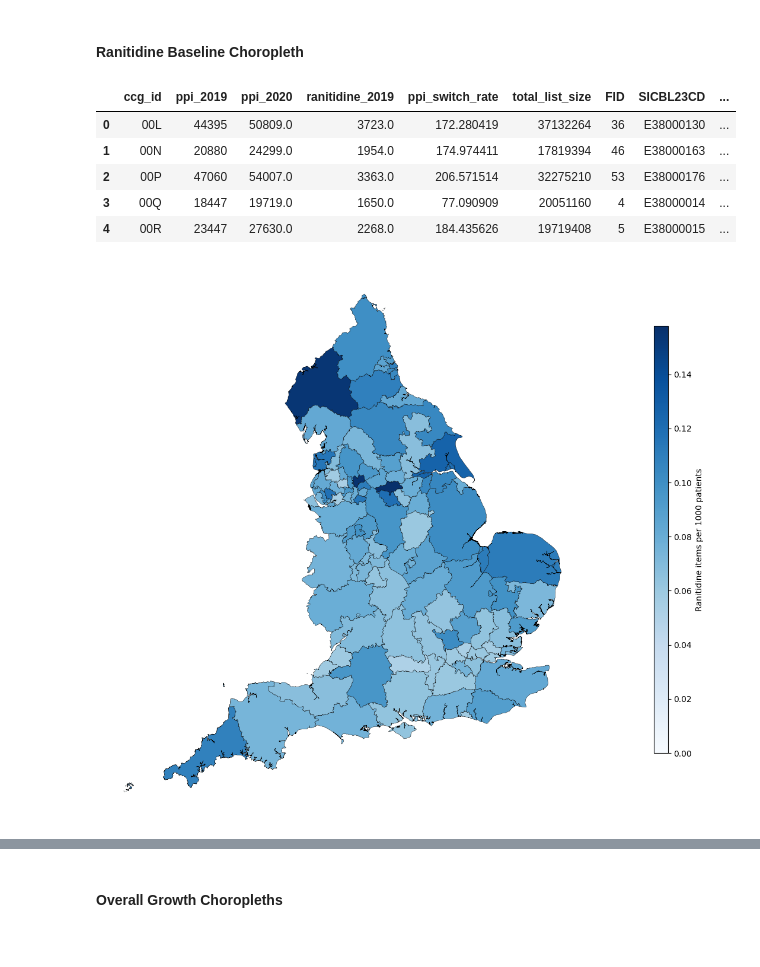
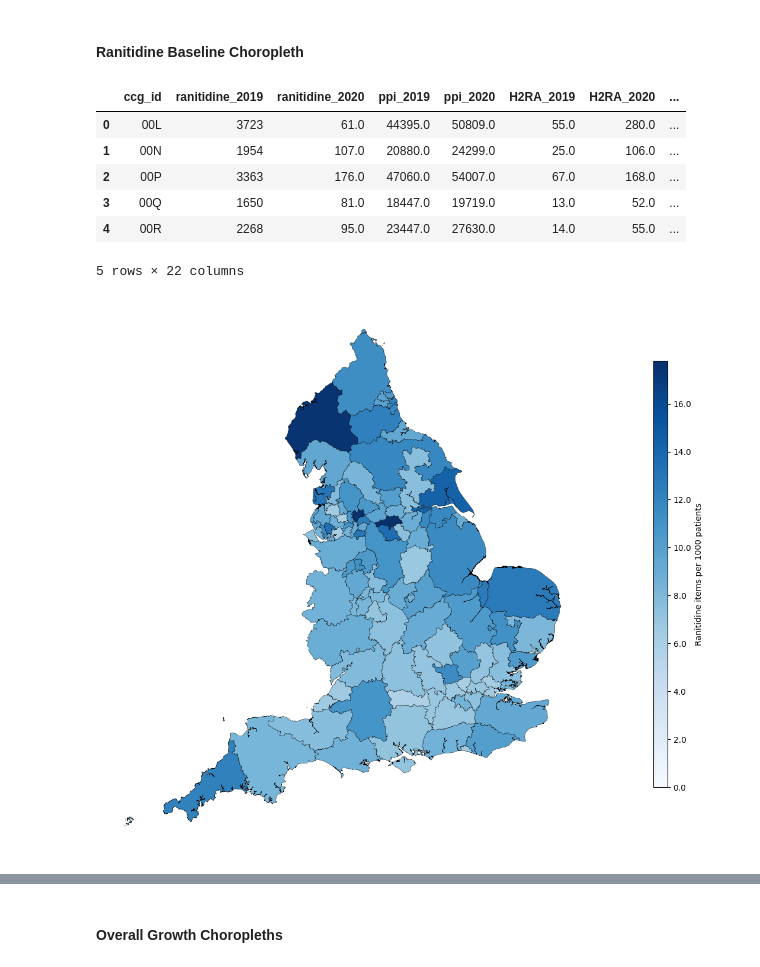
Before and after one commit to ebmdatalab/med-student-omeprazole, a Jupyter notebook: notebooks/Omeprazole shortage.ipynb, the cells around one changed output, grey strips where cells are left out. Drawn from its saved outputs; the diff is of its cells as text; code cells hidden in the pictures.

Commit message:
Updated for manuscript
Removed scatter plots, fixed error with baseline ranitidine choropleth, added new calculations for results section, made Figure 7 dual-colour

```diff
--- a/notebooks/Omeprazole shortage.ipynb
+++ b/notebooks/Omeprazole shortage.ipynb
@@ -1205,0 +1129,22 @@ print(ranitidine_baseline_per_patient)
+# %%
+# Extract patient number data by practice for July 2019 and July 2020
+
+july2019_statistics = statistics_df[statistics_df['month'] == '2019-07-01']
+patient_number_practice_2019 = july2019_statistics[['practice', 'total_list_size']]
+print(patient_number_practice_2019)
+
+# Merge to assign each practice to a CCG
+patient_numbers_ccg_2019 = patient_number_practice_2019.merge(practices_df, left_on='practice', right_on='code', how='left')
+
+# Group by patient numbers by CCG
+patient_numbers_ccg_2019 = patient_numbers_ccg_2019.groupby('ccg_id')['total_list_size'].sum().reset_index()
+patient_numbers_ccg_2019.rename(columns={'total_list_size': 'total_list_size_2019'}, inplace=True)
+print(patient_numbers_ccg_2019)
+
+# Repeat for July 2020
+july2020_statistics = statistics_df[statistics_df['month'] == '2020-07-01']
+patient_number_practice_2020 = july2020_statistics[['practice', 'total_list_size']]
+patient_numbers_ccg_2020 = patient_number_practice_2020.merge(practices_df, left_on='practice', right_on='code', how='left')
+patient_numbers_ccg_2020 = patient_numbers_ccg_2020.groupby('ccg_id')['total_list_size'].sum().reset_index()
+patient_numbers_ccg_2020.rename(columns={'total_list_size': 'total_list_size_2020'}, inplace=True)
+print(patient_numbers_ccg_2020)
@@ -1205,0 +1169,5 @@ print(ranitidine_baseline_per_patient)
+# %%
+# Merge data for ranitidine, PPIs, H2RAs, and patient numbers for July 2019 and 2020
+
+combined_ccg = ranitidine_ccg_2019.merge(ranitidine_ccg_2020, on='ccg_id', how='left').merge(ppi_ccg_2019, on='ccg_id', how='left').merge(ppi_ccg_2020, on='ccg_id', how='left').merge(H2RA_ccg_2019, on='ccg_id', how='left').merge(H2RA_ccg_2020, on='ccg_id', how='left').merge(patient_numbers_ccg_2019, on='ccg_id', how='left').merge(patient_numbers_ccg_2020, on='ccg_id', how='left')
+print(combined_ccg)
@@ -1274,51 +1260,54 @@ print (sicbl_gdf)
 #### Ranitidine Baseline Choropleth
 # %%
 # Merge ranitidine per patient data with map data
-ranitidine_ccg_maps_gdf = ranitidine_baseline_per_patient.merge(sicbl_gdf, left_on='ccg_id', right_on='ccg_code', how='inner')
+ranitidine_ccg_maps_gdf = combined_ccg.merge(sicbl_gdf, left_on='ccg_id', right_on='ccg_code', how='inner')
 
 #calculate ranitidine per patient values
-ranitidine_ccg_maps_gdf['ranitidine_per_1000patient'] = ranitidine_ccg_maps_gdf['ranitidine_2019']*1000/ranitidine_ccg_maps_gdf['total_list_size']
+ranitidine_ccg_maps_gdf['ranitidine_per_1000patient'] = ranitidine_ccg_maps_gdf['ranitidine_2019']*1000/ranitidine_ccg_maps_gdf['total_list_size_2019']
 ranitidine_ccg_maps_gdf.head()
 # %% [output]
-|  | ccg_id | ppi_2019 | ppi_2020 | ranitidine_2019 | ppi_switch_rate | total_list_size | FID | SICBL23CD | ... |
-| 0 | 00L | 44395 | 50809.0 | 3723.0 | 172.280419 | 37132264 | 36 | E38000130 | ... |
-| 1 | 00N | 20880 | 24299.0 | 1954.0 | 174.974411 | 17819394 | 46 | E38000163 | ... |
-| 2 | 00P | 47060 | 54007.0 | 3363.0 | 206.571514 | 32275210 | 53 | E38000176 | ... |
-| 3 | 00Q | 18447 | 19719.0 | 1650.0 | 77.090909 | 20051160 | 4 | E38000014 | ... |
-| 4 | 00R | 23447 | 27630.0 | 2268.0 | 184.435626 | 19719408 | 5 | E38000015 | ... |
+|  | ccg_id | ranitidine_2019 | ranitidine_2020 | ppi_2019 | ppi_2020 | H2RA_2019 | H2RA_2020 | ... |
+| 0 | 00L | 3723 | 61.0 | 44395.0 | 50809.0 | 55.0 | 280.0 | ... |
+| 1 | 00N | 1954 | 107.0 | 20880.0 | 24299.0 | 25.0 | 106.0 | ... |
+| 2 | 00P | 3363 | 176.0 | 47060.0 | 54007.0 | 67.0 | 168.0 | ... |
+| 3 | 00Q | 1650 | 81.0 | 18447.0 | 19719.0 | 13.0 | 52.0 | ... |
+| 4 | 00R | 2268 | 95.0 | 23447.0 | 27630.0 | 14.0 | 55.0 | ... |
+5 rows × 22 columns
 # %%
 # To ensure geometry column is recognised in subsequent code
 ranitidine_ccg_maps_gdf = gpd.GeoDataFrame(ranitidine_ccg_maps_gdf, geometry='geometry')
 # %%
 # Ranitidine Items per 1000 Patients at Baseline choropleth
 
 from matplotlib.ticker import FuncFormatter
 
 #define attributes
 colormap = 'Blues'
 min_value = 0
 max_value = ranitidine_ccg_maps_gdf['ranitidine_per_1000patient'].max()
 
 # create plot
 fig, ax = plt.subplots(figsize=(12, 12))
 
 # Plot the CCG choropleth
 ranitidine_ccg_maps_gdf.plot(ax=ax, column='ranitidine_per_1000patient', legend=False, figsize=(12, 12), cmap=colormap, vmin=min_value, vmax=max_value, edgecolor='black', linewidth=0.3).set_axis_off()
 
 # Define scientific notation formatter
 def scientific_notation(x, pos):
-    return f"{x:.2f}"  # Adjust '.1e' for precision if needed
+    return f"{x}"  # Adjust '.1e' for precision if needed
 
 # Add a colorbar and legend
 cax = fig.add_axes([0.95, 0.2, 0.02, 0.6])  # Adjust position as needed
 sm = plt.cm.ScalarMappable(cmap=colormap, norm=plt.Normalize(vmin=min_value, vmax=max_value))  # You can specify the colormap here
 colorbar = plt.colorbar(sm, cax=cax, label="Ranitidine items per 1000 patients")
 colorbar.formatter = FuncFormatter(scientific_notation)  # Apply scientific notation formatter
 colorbar.update_ticks()  # Update ticks with the new format
 
+plt.savefig(os.path.join("..","data","ranitidine_baseline.png"), dpi=300)
 
-#show the plot and save it
-plt.savefig(os.path.join("..","data","ranitidine_baseline.png"), dpi=300)
+# Save the plot
+plt.savefig('figure_6.png', dpi=300, bbox_inches='tight')
+
 plt.show()
 # %% [output]
-[figure, old version]
+[figure, new version]
```
Also changed, not shown: parts of 20 cells of this notebook, 10 other files.
